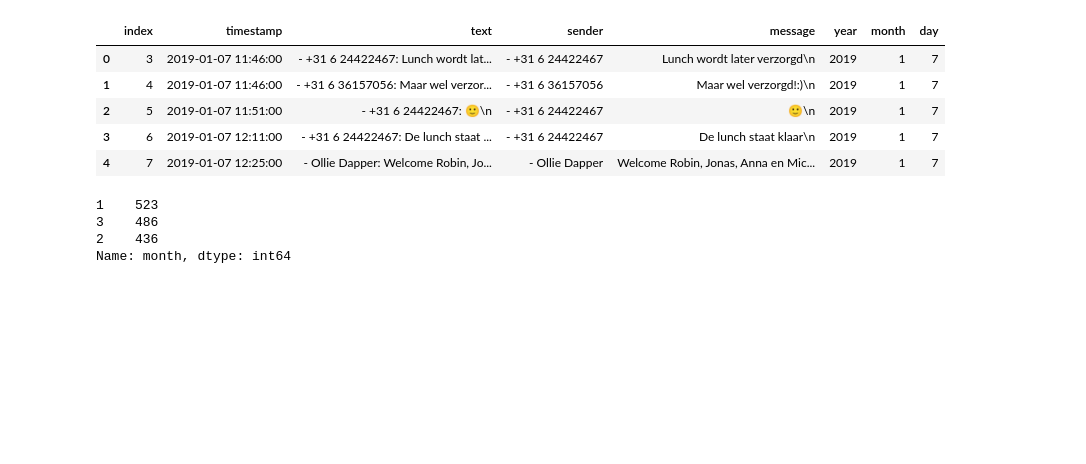
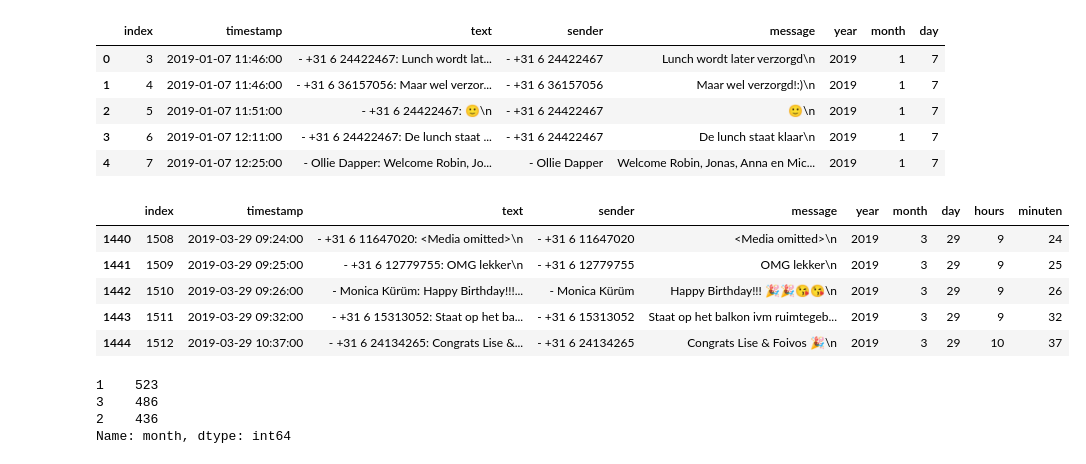
Before and after one commit to YuRiTan/class_8_project, a Jupyter notebook: notebooks/test_workbook_robin.ipynb, the cells around one changed output. Cells and saved outputs as stored; diff of their text form; code cells hidden in the pictures; blank space fills up the shorter version.

```diff
--- a/notebooks/test_workbook_robin.ipynb
+++ b/notebooks/test_workbook_robin.ipynb
@@ -46,6 +47,15 @@ df.head()
 | 2 | 5 | 2019-01-07 11:51:00 | - +31 6 24422467: 🙂\n | - +31 6 24422467 | 🙂\n | 2019 | 1 | 7 |
 | 3 | 6 | 2019-01-07 12:11:00 | - +31 6 24422467: De lunch staat ... | - +31 6 24422467 | De lunch staat klaar\n | 2019 | 1 | 7 |
 | 4 | 7 | 2019-01-07 12:25:00 | - Ollie Dapper: Welcome Robin, Jo... | - Ollie Dapper | Welcome Robin, Jonas, Anna en Mic... | 2019 | 1 | 7 |
+# %%
+df.tail()
+# %% [output]
+|  | index | timestamp | text | sender | message | year | month | day | hours | minuten |
+| 1440 | 1508 | 2019-03-29 09:24:00 | - +31 6 11647020: <Media omitted>\n | - +31 6 11647020 | <Media omitted>\n | 2019 | 3 | 29 | 9 | 24 |
+| 1441 | 1509 | 2019-03-29 09:25:00 | - +31 6 12779755: OMG lekker\n | - +31 6 12779755 | OMG lekker\n | 2019 | 3 | 29 | 9 | 25 |
+| 1442 | 1510 | 2019-03-29 09:26:00 | - Monica Kürüm: Happy Birthday!!!... | - Monica Kürüm | Happy Birthday!!! 🎉🎉😘😘\n | 2019 | 3 | 29 | 9 | 26 |
+| 1443 | 1511 | 2019-03-29 09:32:00 | - +31 6 15313052: Staat op het ba... | - +31 6 15313052 | Staat op het balkon ivm ruimtegeb... | 2019 | 3 | 29 | 9 | 32 |
+| 1444 | 1512 | 2019-03-29 10:37:00 | - +31 6 24134265: Congrats Lise &... | - +31 6 24134265 | Congrats Lise & Foivos 🎉\n | 2019 | 3 | 29 | 10 | 37 |
 # %%
 df['month'].value_counts()
 # %% [output]
```
Also changed, not shown: parts of 11 cells of this notebook.
